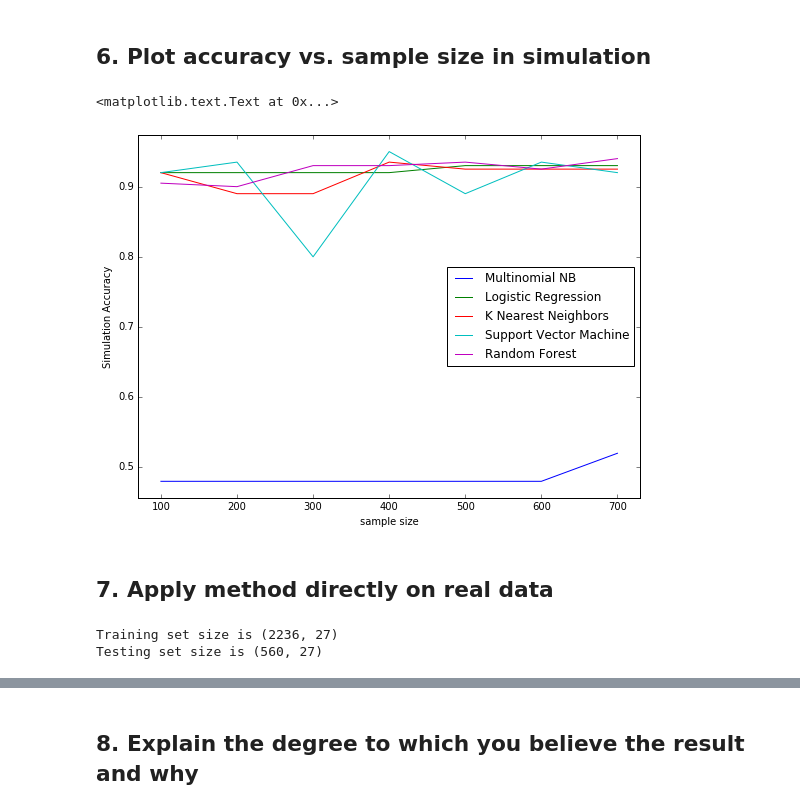
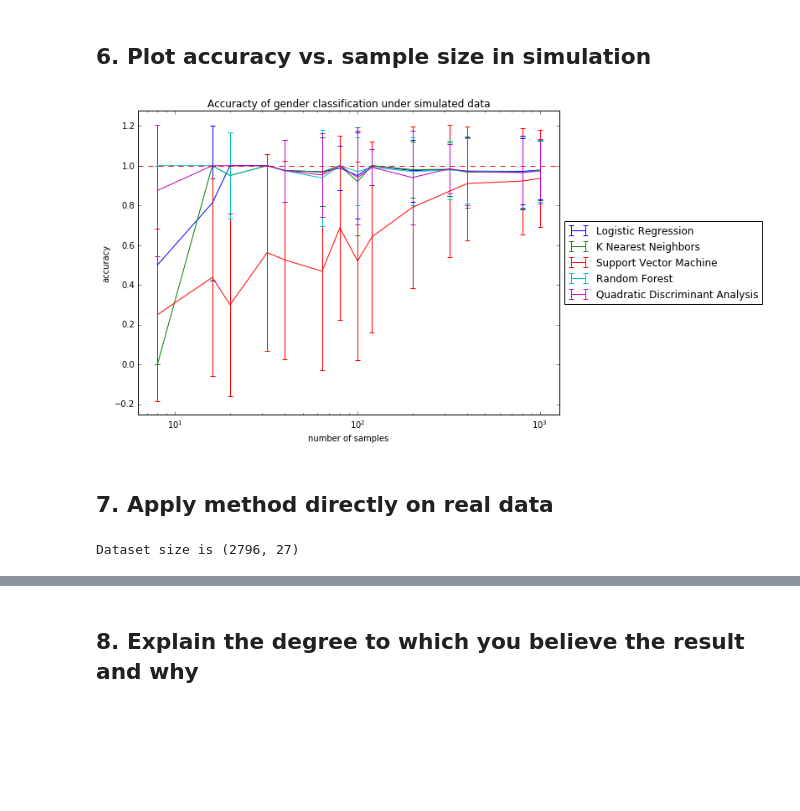
Before and after one commit to Upward-Spiral-Science/spect-team, a Jupyter notebook: Code/Assignment-5/Classification_Simulation.ipynb, the cells around one changed output, grey strips where cells are left out. Cells and saved outputs as stored; diff of their text form; code cells hidden in the pictures; blank space fills up the shorter version.

Commit message:
leave negative feats be, switch to cross validation, multiNB->QDA

```diff
--- a/Code/Assignment-5/Classification_Simulation.ipynb
+++ b/Code/Assignment-5/Classification_Simulation.ipynb
@@ -91,6 +100,6 @@ The loss function L differs for different classifiers and is speficied in the cl
 # %%
 np.random.seed(12345678) # for reproducibility, set random seed
-r = 20  # define number of rois
+r = 27  # define number of rois
 N = 100 # number of samples at each iteration
 p0 = 0.10
 p1 = 0.15
@@ -100,6 +109,9 @@ S = np.array((8, 16, 20, 32, 40, 64, 80, 100, 120, 200, 320, 400, 800, 1000))
 # %% [markdown]
 ### Training & Test Utilities
 # %%
+from sklearn import cross_validation
+from sklearn.cross_validation import LeaveOneOut
+
 # Train the given classifier
 def train_clf(clf, train_feats, train_labels):
     # Supervised training
@@ -113,11 +125,17 @@ def test_clf(clf, test_feats, test_labels):
     acc = np.mean(predicted == test_labels)
     return predicted, acc
 
-# Compute accuracy of a model trained with a specific number of samples
+# Compute accuracy of a model trained with a specific number (n) of samples
 def compute_acc(clf, n):
     train_clf(clf, train_X[:n], train_y[:n])
     predict_y, acc = test_clf(clf, test_X, test_y)
     return acc
+
+# Leave one out cross validation
+def loo_cv(clf, X, y):
+    loo = LeaveOneOut(len(X))
+    scores = cross_validation.cross_val_score(clf, X, y, cv=loo)
+    return scores.mean(), scores.std()
 # %% [markdown]
 ## 4 & 5. Sample data from a simulation setting & Compute Accuracy
 # %%
@@ -174,24 +200,25 @@ for idx1, s in enumerate(S):
 # %%
 %matplotlib inline
 import matplotlib.pyplot as plt
 
-sizes = range(100, max_n, 100)
-
 fig = plt.figure(1)
 fig.set_size_inches(9, 6.5)
 
-plt.plot(sizes, acc_NB, label='Multinomial NB')
-plt.plot(sizes, acc_LG, label='Logistic Regression')
-plt.plot(sizes, acc_KNN, label='K Nearest Neighbors')
-plt.plot(sizes, acc_SVM, label='Support Vector Machine')
-plt.plot(sizes, acc_RF, label='Random Forest')
+plt.errorbar(S, acc_LG, yerr=err_LG, label='Logistic Regression')
+plt.errorbar(S, acc_KNN, yerr=err_KNN, label='K Nearest Neighbors')
+plt.errorbar(S, acc_SVM, yerr=err_SVM, label='Support Vector Machine')
+plt.errorbar(S, acc_RF, yerr=err_RF, label='Random Forest')
+plt.errorbar(S, acc_QDA, yerr=err_QDA, label='Quadratic Discriminant Analysis')
 
-plt.legend(loc='best')
-plt.xlabel('sample size')
-plt.ylabel('Simulation Accuracy')
+plt.xscale('log')
+plt.xlabel('number of samples')
+plt.ylabel('accuracy')
+plt.title('Accuracty of gender classification under simulated data')
+plt.axhline(1, color='red', linestyle='--')
+plt.legend(loc='center left', bbox_to_anchor=(1, 0.5))
+plt.show()
 # %% [output]
-<matplotlib.text.Text at 0x...>
-[figure, old version]
+[figure, new version]
 # %% [markdown]
 ## 7. Apply method directly on real data
 # %%
@@ -213,17 +235,0 @@ real_X = clean_negs(real_X)
-# %%
-'''
-Data Preparation
-'''
-from sklearn.cross_validation import train_test_split
-
-# Split the simulated data into training set and test set
-# Randomly sample 20% data as the test set
-train_X, test_X, train_y, test_y = train_test_split(real_X, real_y, test_size=0.2, random_state=42)
-
-print 'Training set size is', train_X.shape
-print 'Testing set size is', test_X.shape
-
-max_n = len(train_X)
-# %% [output]
-Training set size is (2236, 27)
-Testing set size is (560, 27)
@@ -254,0 +236,12 @@ predict_y, acc_rf = test_clf(rf, test_X, test_y)
+# %%
+'''
+Data Preparation
+'''
+from sklearn.cross_validation import train_test_split
+
+real_X = df_feats.get_values()
+real_y = df_labels.get_values()
+
+print 'Dataset size is', real_X.shape
+# %% [output]
+Dataset size is (2796, 27)
```
Also changed, not shown: parts of 13 cells of this notebook.
